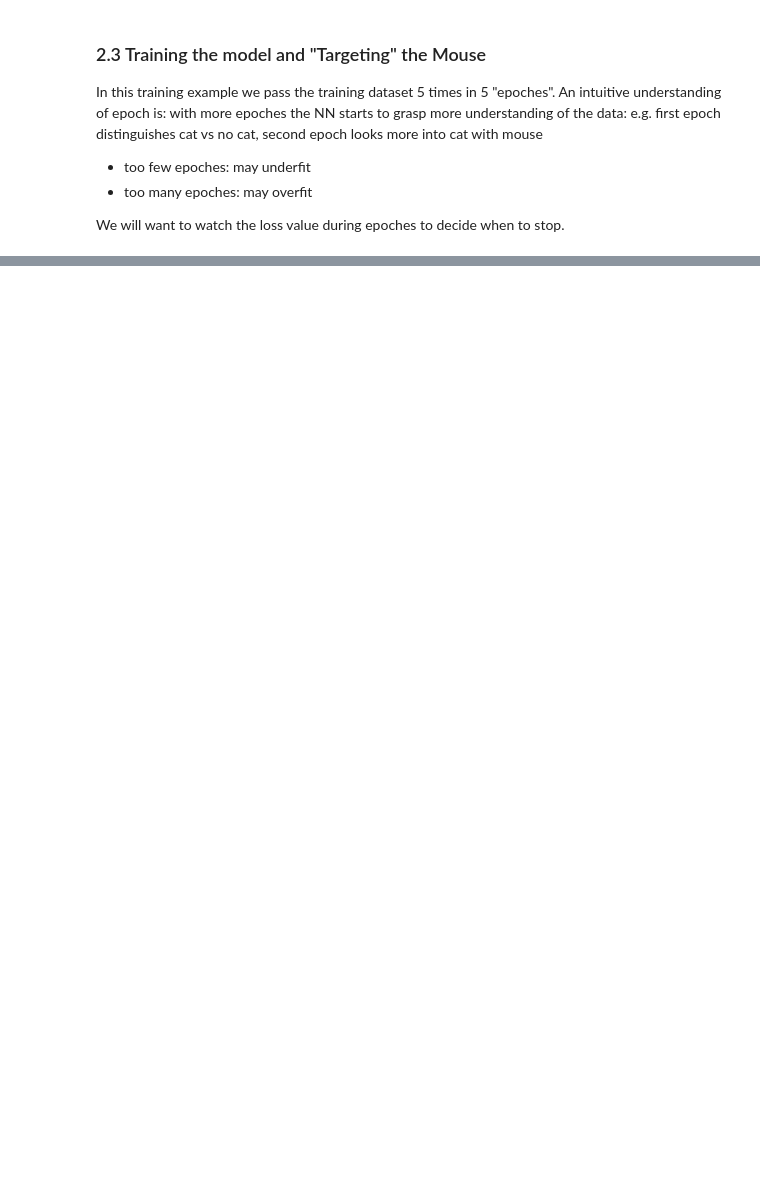
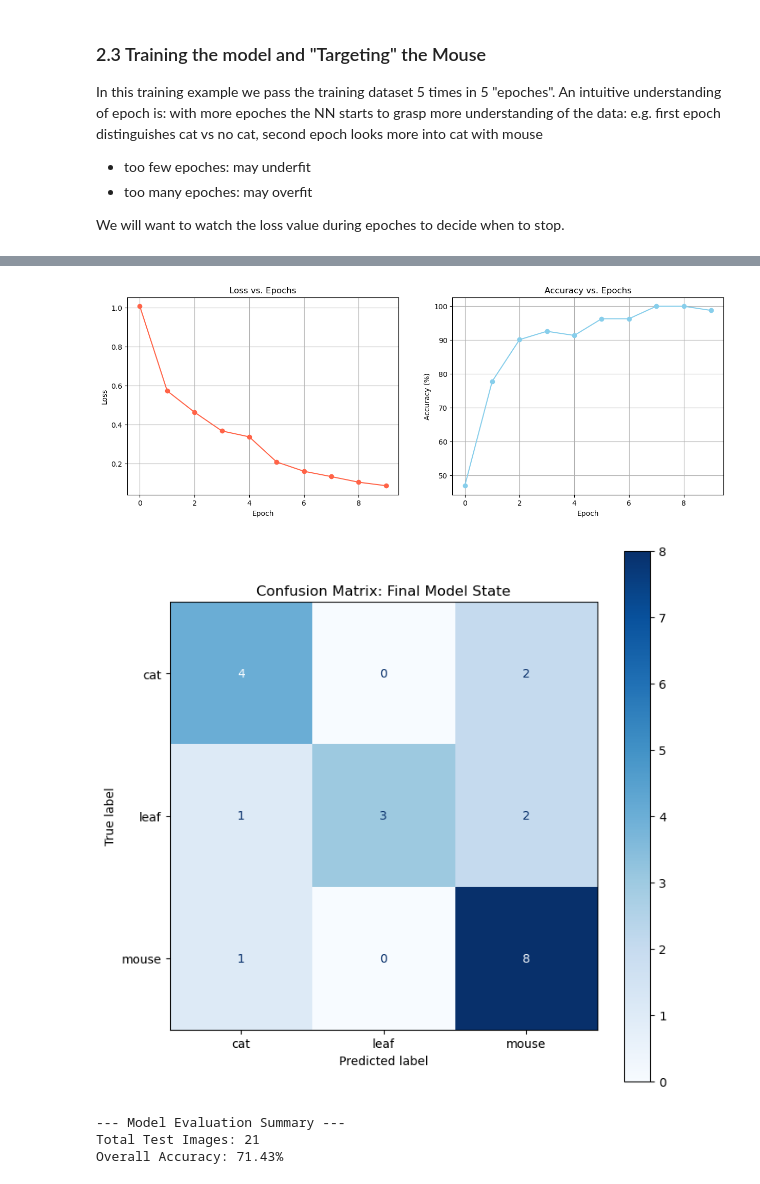
Before and after one commit to tianlinhe/bioinfor-to-ai, a Jupyter notebook: W3/w3_1_nn.ipynb, the cells around one changed output, grey strips where cells are left out. Drawn from its saved outputs; the diff is of its cells as text; code cells hidden in the pictures; blank space fills up the shorter version.

```diff
--- a/W3/w3_1_nn.ipynb
+++ b/W3/w3_1_nn.ipynb
@@ -115,0 +346,12 @@ for epoch in range(5):
+# %%
+model_c = models.resnet18(weights='DEFAULT')
+# Unfreeze the last convolutional block (layer 4)
+for name, child in model_c.named_children():
+    if name == 'layer4' or name == 'fc':
+        for param in child.parameters():
+            param.requires_grad = True
+    else:
+        for param in child.parameters():
+            param.requires_grad = False
+model_c.fc = nn.Linear(model_c.fc.in_features, 3)
+model_c.to(device)
@@ -115,0 +411,13 @@ for epoch in range(5):
+# %%
+hist_c = train_experiment(model_c, train_loader, learning_rate=0.0001)
+evluation_c = ModelEvaluator(model_c, device, test_loader, dataset.classes)
+evluation_c.run_inference()
+evluation_c.plot_history(*hist_c)
+evluation_c.plot_confusion_matrix()
+evluation_c.print_summary()
+# %% [output]
+[figure, added]
+[figure, added]
+--- Model Evaluation Summary ---
+Total Test Images: 21
+Overall Accuracy: 71.43%
```
Also changed, not shown: parts of 22 cells of this notebook.
